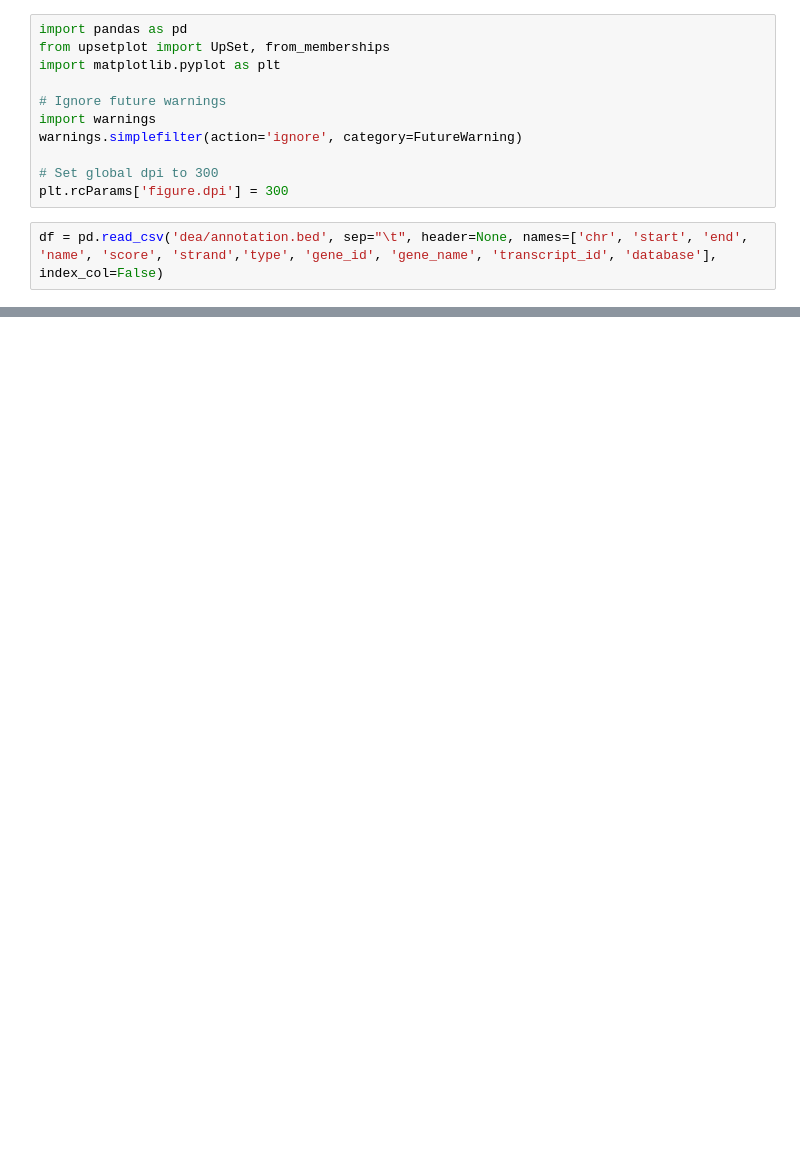
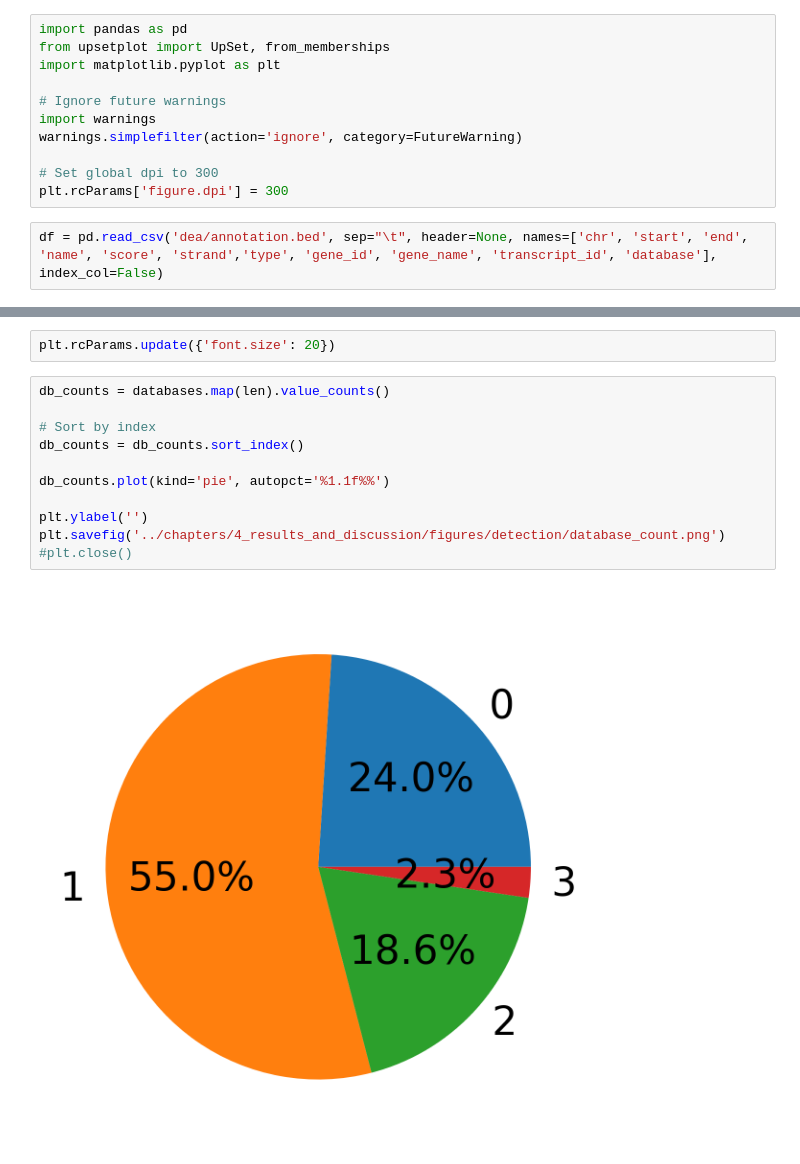
Before and after one commit to nictru/bsc-thesis, a Jupyter notebook: data/annotation.ipynb, the cells around one changed output, grey strips where cells are left out. Drawn from its saved outputs; the diff is of its cells as text; blank space fills up the shorter version.

```diff
--- a/data/annotation.ipynb
+++ b/data/annotation.ipynb
@@ -14,3 +23,18 @@ df = pd.read_csv('dea/annotation.bed', sep="\t", header=None, names=['chr', 'sta
+# %%
+plt.rcParams.update({'font.size': 20})
+# %%
+db_counts = databases.map(len).value_counts()
+
+# Sort by index
+db_counts = db_counts.sort_index()
+
+db_counts.plot(kind='pie', autopct='%1.1f%%')
+
+plt.ylabel('')
+plt.savefig('../chapters/4_results_and_discussion/figures/detection/database_count.png')
+#plt.close()
+# %% [output]
+[figure, added]
 # %%
 type_map = {
     "EI-circRNA": "EI-circRNA",
```
Also changed, not shown: parts of 4 cells of this notebook, 4 other files.
